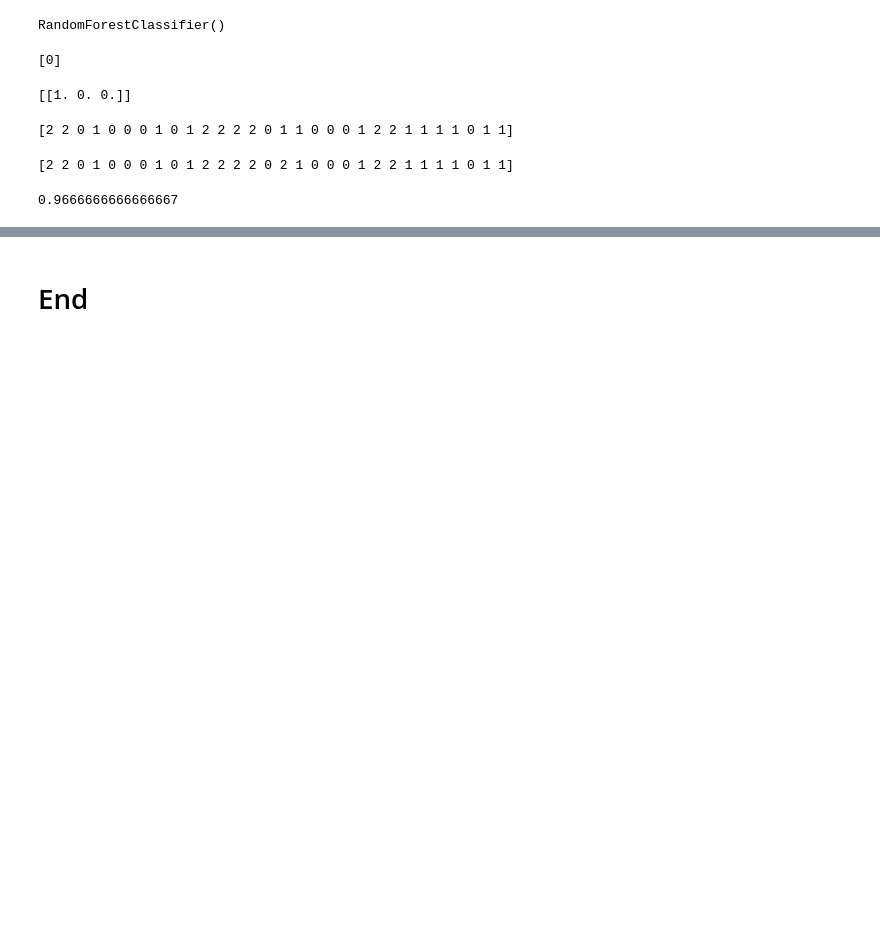
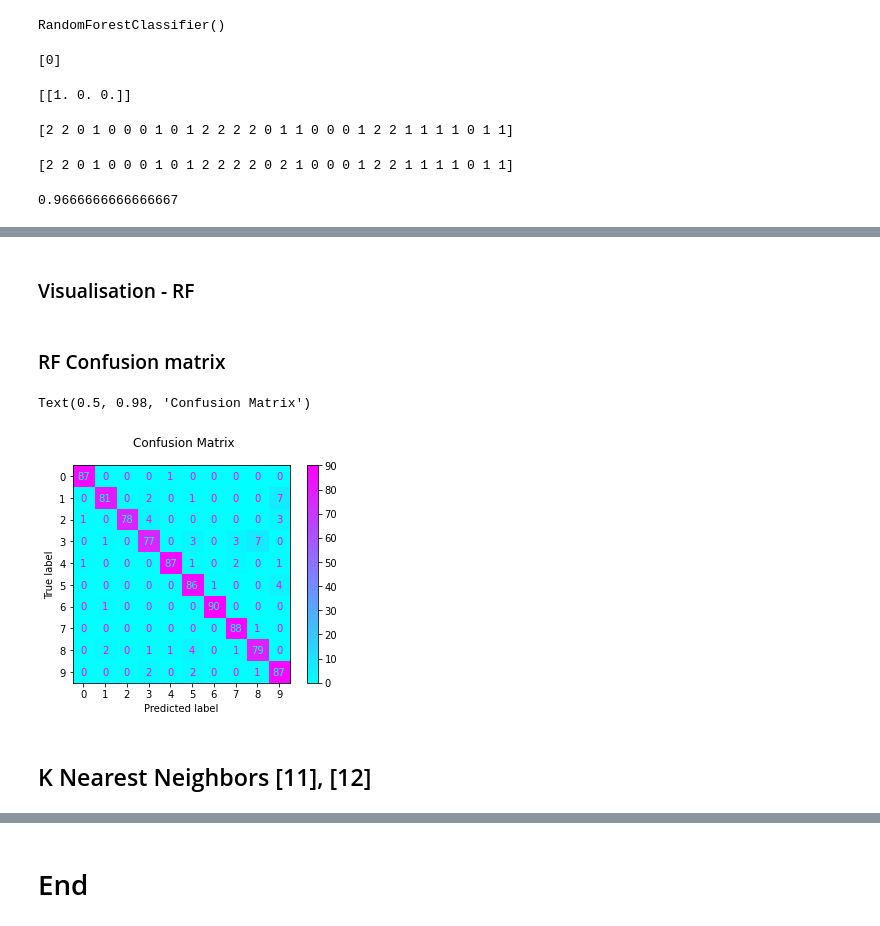
Before and after one commit to KeithQuinn/Machine-Learning-and-Statistics-Winter-21-22, a Jupyter notebook: Scikit-Learn.ipynb, the cells around one changed output, grey strips where cells are left out. Drawn from its saved outputs; the diff is of its cells as text; code cells hidden in the pictures; blank space fills up the shorter version.

```diff
--- a/Scikit-Learn.ipynb
+++ b/Scikit-Learn.ipynb
@@ -450,0 +582,13 @@ print(clf.score(X_test, Y_test))
+# %% [markdown]
+### Visualisation - RF
+# %% [markdown]
+### RF Confusion matrix
+# %%
+disp = plot_confusion_matrix(rf, X_test, y_test, cmap='cool')
+disp.figure_.suptitle('Confusion Matrix')
+#print(f'Confusion matrix:\n{disp.confusion_matrix}')
+# %% [output]
+Text(0.5, 0.98, 'Confusion Matrix')
+[figure, added]
+# %% [markdown]
+## K Nearest Neighbors [11], [12]
```
Also changed, not shown: parts of 25 cells of this notebook, 2 other files.
